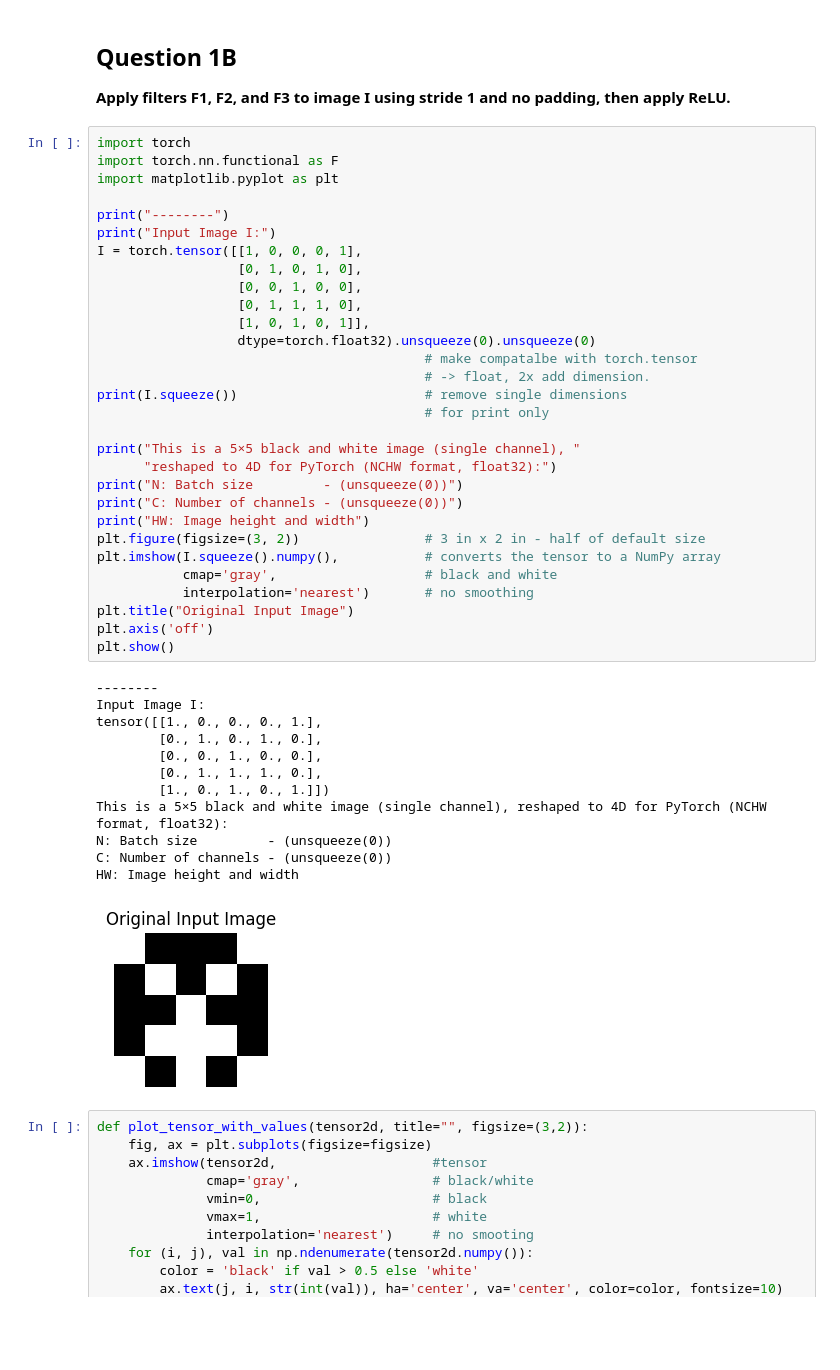
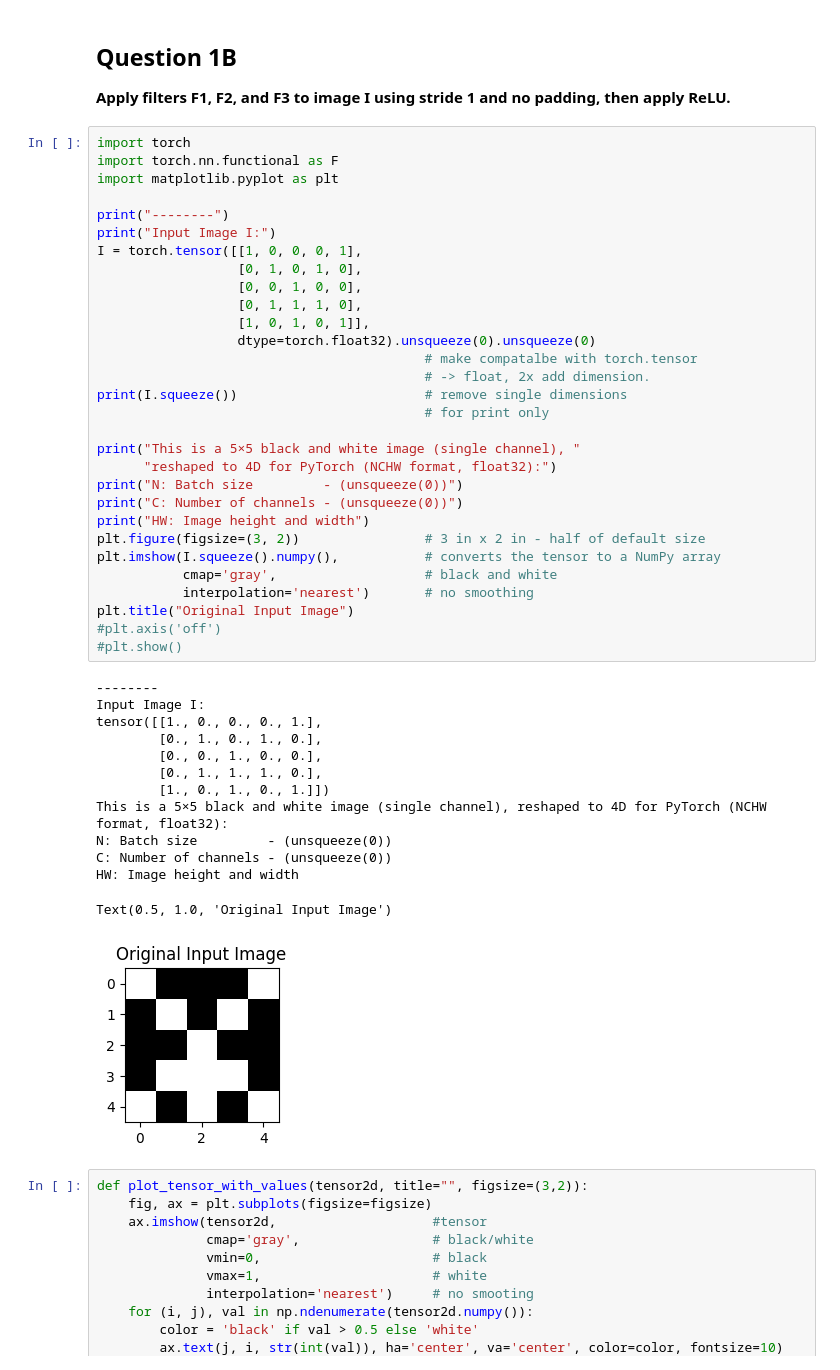
Before and after one commit to david-ewing-nz/STAT448-A3, a Jupyter notebook: STAT448_Assignment3_Solution.ipynb, the cells around one changed output. Cells and saved outputs as stored; diff of their text form; blank space fills up the shorter version.

```diff
--- a/STAT448_Assignment3_Solution.ipynb
+++ b/STAT448_Assignment3_Solution.ipynb
@@ -135,36 +128,37 @@ I = torch.tensor([[1, 0, 0, 0, 1],
                   [0, 1, 1, 1, 0],
                   [1, 0, 1, 0, 1]],
                   dtype=torch.float32).unsqueeze(0).unsqueeze(0)
                                           # make compatalbe with torch.tensor
                                           # -> float, 2x add dimension.
 print(I.squeeze())                        # remove single dimensions
                                           # for print only
 
 print("This is a 5×5 black and white image (single channel), "
       "reshaped to 4D for PyTorch (NCHW format, float32):")
 print("N: Batch size         - (unsqueeze(0))")
 print("C: Number of channels - (unsqueeze(0))")
 print("HW: Image height and width")
 plt.figure(figsize=(3, 2))                # 3 in x 2 in - half of default size
 plt.imshow(I.squeeze().numpy(),           # converts the tensor to a NumPy array
            cmap='gray',                   # black and white
            interpolation='nearest')       # no smoothing
 plt.title("Original Input Image")
-plt.axis('off')
-plt.show()
+#plt.axis('off')
+#plt.show()
 # %% [output]
 --------
 Input Image I:
 tensor([[1., 0., 0., 0., 1.],
         [0., 1., 0., 1., 0.],
         [0., 0., 1., 0., 0.],
         [0., 1., 1., 1., 0.],
         [1., 0., 1., 0., 1.]])
 This is a 5×5 black and white image (single channel), reshaped to 4D for PyTorch (NCHW format, float32):
 N: Batch size         - (unsqueeze(0))
 C: Number of channels - (unsqueeze(0))
 HW: Image height and width
+Text(0.5, 1.0, 'Original Input Image')
-[figure, old version]
+[figure, new version]
 # %%
 def plot_tensor_with_values(tensor2d, title="", figsize=(3,2)):
     fig, ax = plt.subplots(figsize=figsize)
```
Also changed, not shown: parts of 8 cells of this notebook.
